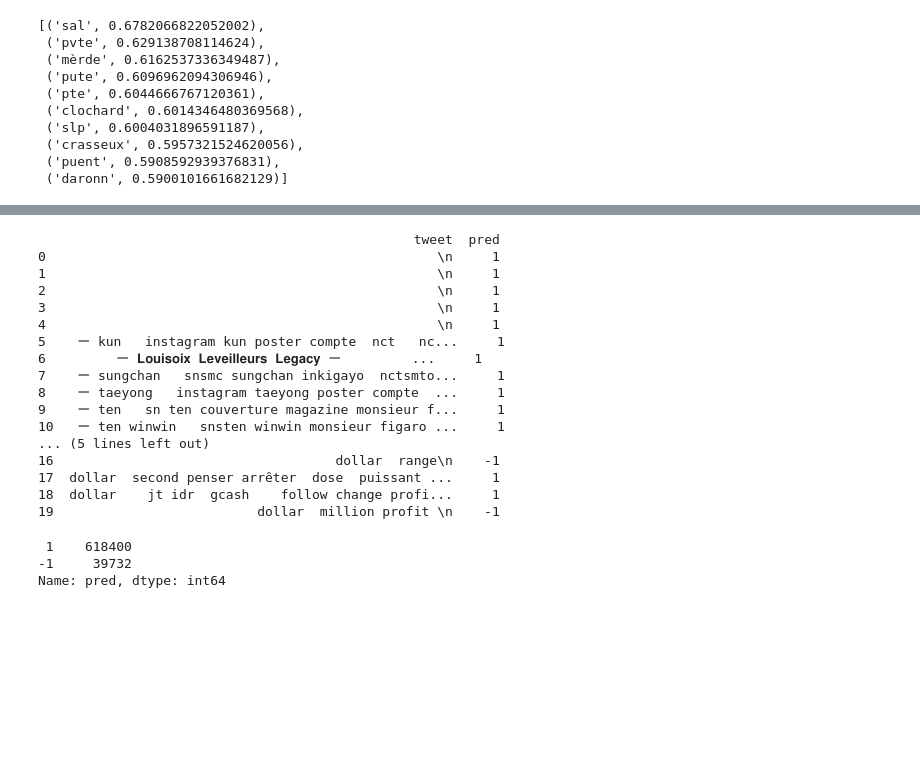
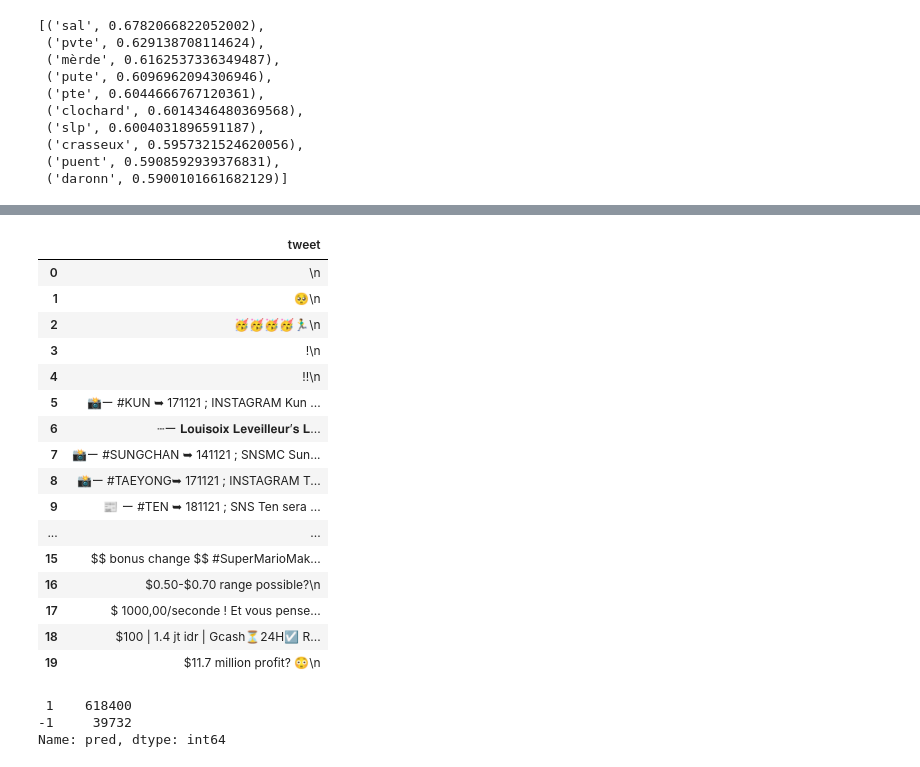
Before and after one commit to imenemes/IA-DETECTION-HAINE-, a Jupyter notebook: IsolationForest.ipynb, the cells around one changed output, grey strips where cells are left out. Saved outputs shown, nothing was run; the diff lists cells and outputs as text; code cells hidden in the pictures; blank space fills up the shorter version.

Commit message:
inclure_brut

```diff
--- a/IsolationForest.ipynb
+++ b/IsolationForest.ipynb
@@ -5,6 +5,13 @@ from google.colab import drive
 drive.mount('/content/drive')
 # %% [output]
 Mounted at /content/drive
+# %%
+#récupérer les tweets brut
+data_brut= '/content/drive/MyDrive/Colab Notebooks/raw_1milliontweet.txt'
+with open(data_brut, "r") as file:
+    lines_brut = file.readlines()
+
+data_full = [line.split() for line in lines_brut]
 # %%
 #récupérer les tweets nettoyés
 clean_data= '/content/drive/MyDrive/Colab Notebooks/clean_1milliontweet.txt'
@@ -14,7 +21,7 @@ with open(clean_data, "r") as file:
 clean_full = [line.split() for line in lines]
 # %%
 # transformer en dataframe
-data = pd.DataFrame(lines, columns = ['tweet'])
+data = pd.DataFrame(lines_brut, columns = ['tweet'])
 # %%
 print(len(data['tweet']))
 # %% [output]
@@ -36 +43,3 @@ print(data.tweet)
 Name: tweet, Length: 658132, dtype: object
+# %%
+data['clean_twt']= lines
@@ -90,24 +101,24 @@ Wall time: 2min 8s
 # rajouter une colonne dans le dataframe
 data['pred']= pred
 # %%
-print(data.head(20))
+data.head(20)
 # %% [output]
-                                                tweet  pred
-0                                                  \n     1
-1                                                  \n     1
-2                                                  \n     1
-3                                                  \n     1
-4                                                  \n     1
-5    ー kun   instagram kun poster compte  nct   nc...     1
-6         ー 𝐋𝐨𝐮𝐢𝐬𝐨𝐢𝐱 𝐋𝐞𝐯𝐞𝐢𝐥𝐥𝐞𝐮𝐫𝐬 𝐋𝐞𝐠𝐚𝐜𝐲 ー         ...     1
-7    ー sungchan   snsmc sungchan inkigayo  nctsmto...     1
-8    ー taeyong   instagram taeyong poster compte  ...     1
-9    ー ten   sn ten couverture magazine monsieur f...     1
-10   ー ten winwin   snsten winwin monsieur figaro ...     1
-... (5 lines left out)
-16                                    dollar  range\n    -1
-17  dollar  second penser arrêter  dose  puissant ...     1
-18  dollar    jt idr  gcash    follow change profi...     1
-19                          dollar  million profit \n    -1
+|  | tweet |
+| 0 | \n |
+| 1 | 🥺\n |
+| 2 | 🥳🥳🥳🥳🏃‍♂️\n |
+| 3 | !\n |
+| 4 | !!\n |
+| 5 | 📸ー #KUN ➥ 171121 ; INSTAGRAM Kun ... |
+| 6 | ⠀⠀⠀⠀ ⠀ ┄ー 𝐋𝐨𝐮𝐢𝐬𝐨𝐢𝐱 𝐋𝐞𝐯𝐞𝐢𝐥𝐥𝐞𝐮𝐫’𝐬 𝐋... |
+| 7 | 📸ー #SUNGCHAN ➥ 141121 ; SNSMC Sun... |
+| 8 | 📸ー #TAEYONG➥ 171121 ; INSTAGRAM T... |
+| 9 | 📰 ー #TEN ➥ 181121 ; SNS Ten sera ... |
+| ... | ... |
+| 15 | $$ bonus change $$ #SuperMarioMak... |
+| 16 | $0.50-$0.70 range possible?\n |
+| 17 | $ 1000,00/seconde ! Et vous pense... |
+| 18 | $100 | 1.4 jt idr | Gcash⏳24H☑️ R... |
+| 19 | $11.7 million profit? 😳\n |
 # %%
 #localiser les outliers dans le dataframe
```
Also changed, not shown: parts of 11 cells of this notebook.
